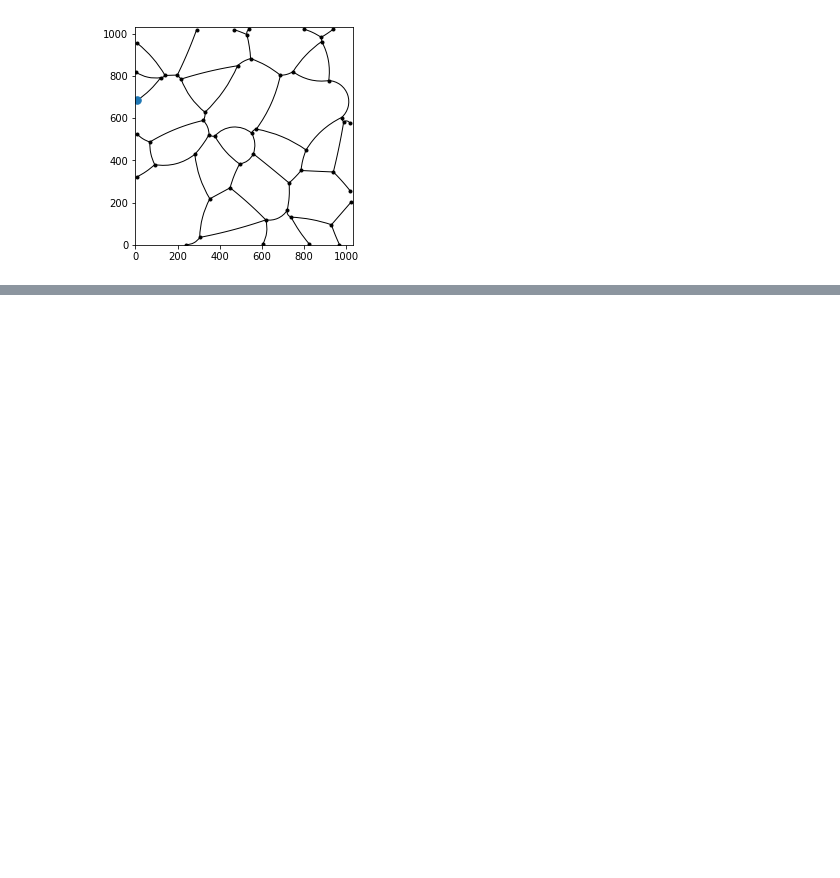
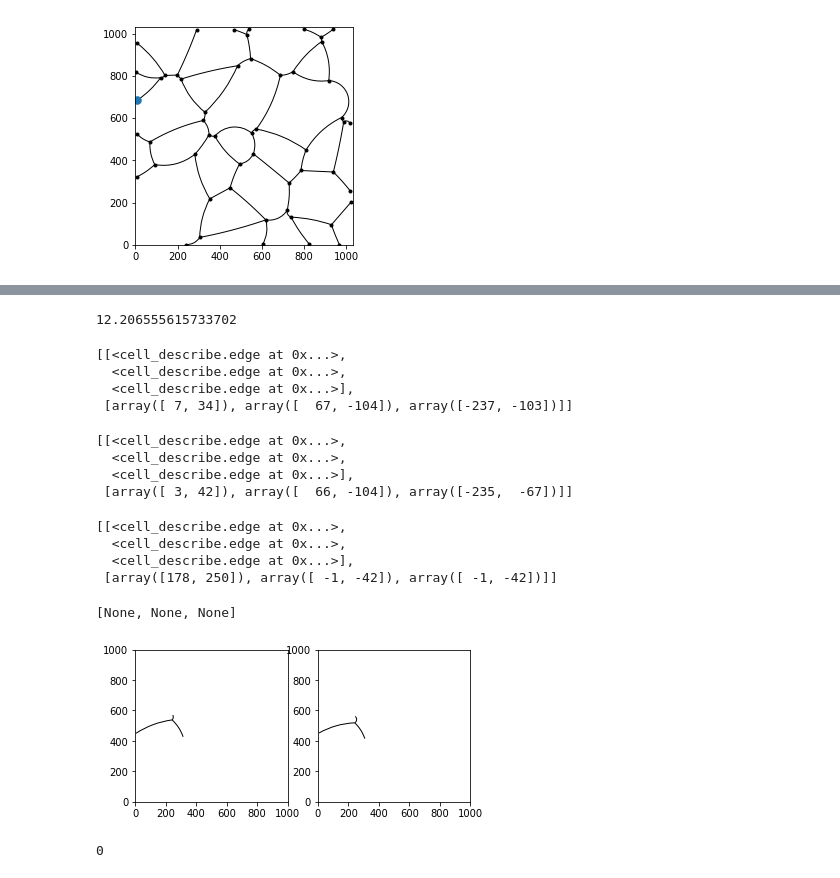
Before and after one commit to AllenCellModeling/DLITE, a Jupyter notebook: notebooks/scratch_paper.ipynb, the cells around one changed output, grey strips where cells are left out. Cells and saved outputs as stored; diff of their text form; code cells hidden in the pictures; blank space fills up the shorter version.

```diff
--- a/notebooks/scratch_paper.ipynb
+++ b/notebooks/scratch_paper.ipynb
@@ -97,0 +143,40 @@ test.plot_single_cells(fig, ax, ax1, colonies, cell_label)
+# %%
+import numpy as np
+np.linalg.norm(np.subtract(a[9], b[0]))
+# %% [output]
+12.206555615733702
+# %%
+dic1 = colonies['8'].dictionary
+dic2 = colonies['9'].dictionary
+dic3 = colonies['10'].dictionary
+dic4 = colonies['11'].dictionary
+# %%
+dic1[36]
+# %% [output]
+[[<cell_describe.edge at 0x...>,
+  <cell_describe.edge at 0x...>,
+  <cell_describe.edge at 0x...>],
+ [array([ 7, 34]), array([  67, -104]), array([-237, -103])]]
+# %%
+dic3[36]
+# %% [output]
+[[<cell_describe.edge at 0x...>,
+  <cell_describe.edge at 0x...>,
+  <cell_describe.edge at 0x...>],
+ [array([ 3, 42]), array([  66, -104]), array([-235,  -67])]]
+# %%
+dic4[36]
+# %% [output]
+[[<cell_describe.edge at 0x...>,
+  <cell_describe.edge at 0x...>,
+  <cell_describe.edge at 0x...>],
+ [array([178, 250]), array([ -1, -42]), array([ -1, -42])]]
+# %%
+fig, (ax, ax1) = plt.subplots(1,2)
+ax.set(xlim = [0,1000], ylim = [0,1000], aspect = 1)
+ax1.set(xlim = [0,1000], ylim = [0,1000], aspect = 1)
+[e.plot(ax) for e in dic2[36][0][0:3]]
+[e.plot(ax1) for e in dic3[36][0][0:3]]
+# %% [output]
+[None, None, None]
+[figure, added]
@@ -97,0 +185,4 @@ test.plot_single_cells(fig, ax, ax1, colonies, cell_label)
+# %%
+tes1[0].edges[0].node_a.edges.index(tes1[0].edges[0])
+# %% [output]
+0
```
Also changed, not shown: parts of 25 cells of this notebook, 1 other file.
